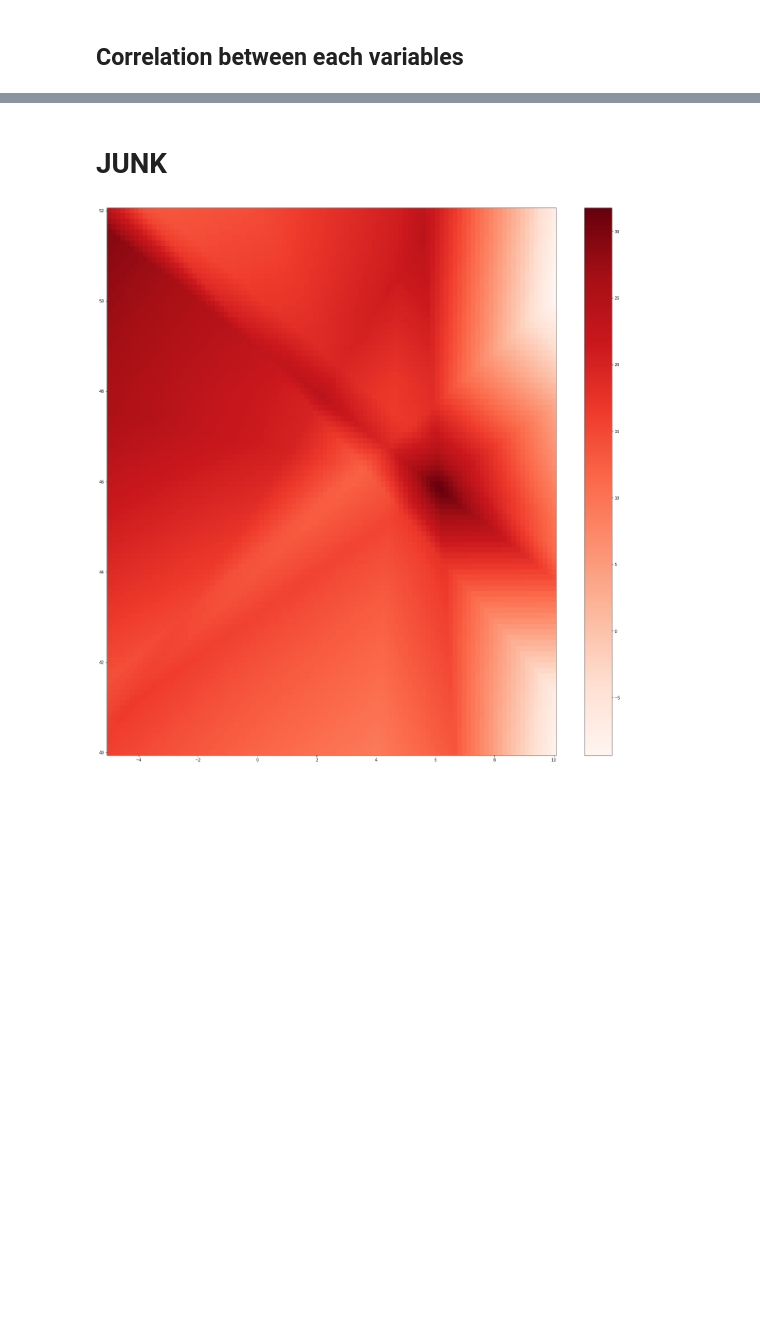
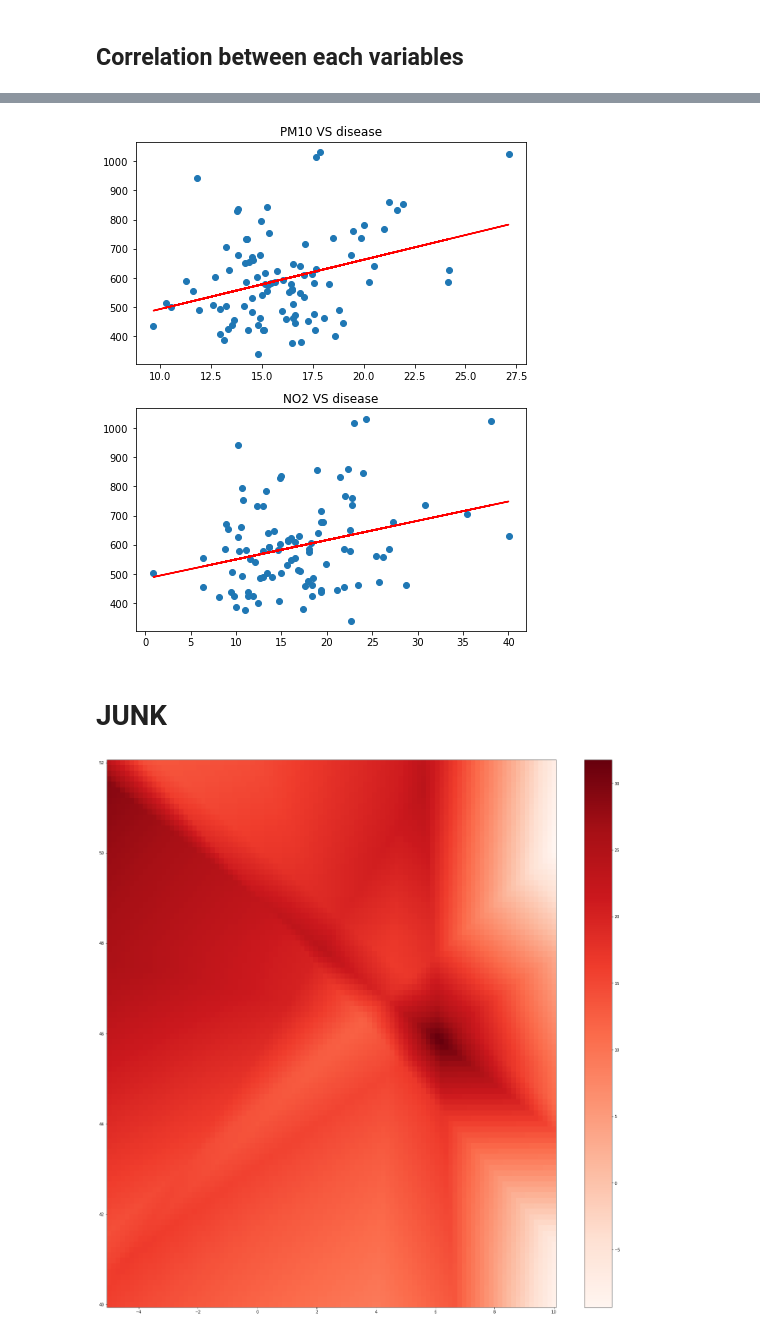
Before and after one commit to RedGoldenFish/CleanAir, a Jupyter notebook: ml/machinelearning.ipynb, the cells around one changed output, grey strips where cells are left out. Cells and saved outputs as stored; diff of their text form; code cells hidden in the pictures; blank space fills up the shorter version.

```diff
--- a/ml/machinelearning.ipynb
+++ b/ml/machinelearning.ipynb
@@ -144,3 +168,26 @@ franceData.corr()
+# %%
+# Visualize the particles regression
+model = LinearRegression()
+X = franceData[['PM10']]
+Y = franceData['disease']
+model.fit(X, Y)
+plt.figure(figsize=(7,9))
+plt.subplot(2, 1, 1)
+plt.scatter(X, Y)
+plt.plot(X, model.predict(X), color='red')
+plt.title("PM10 VS disease")
+
+X = franceData[['NO2']]
+Y = franceData['disease']
+model.fit(X, Y)
+plt.subplot(2, 1, 2)
+plt.scatter(X, Y)
+plt.plot(X, model.predict(X), color='red')
+plt.title("NO2 VS disease")
+
+plt.show()
+# %% [output]
+[figure, added]
 # %% [markdown]
 # JUNK
 # %%
```
Also changed, not shown: parts of 6 cells of this notebook.
